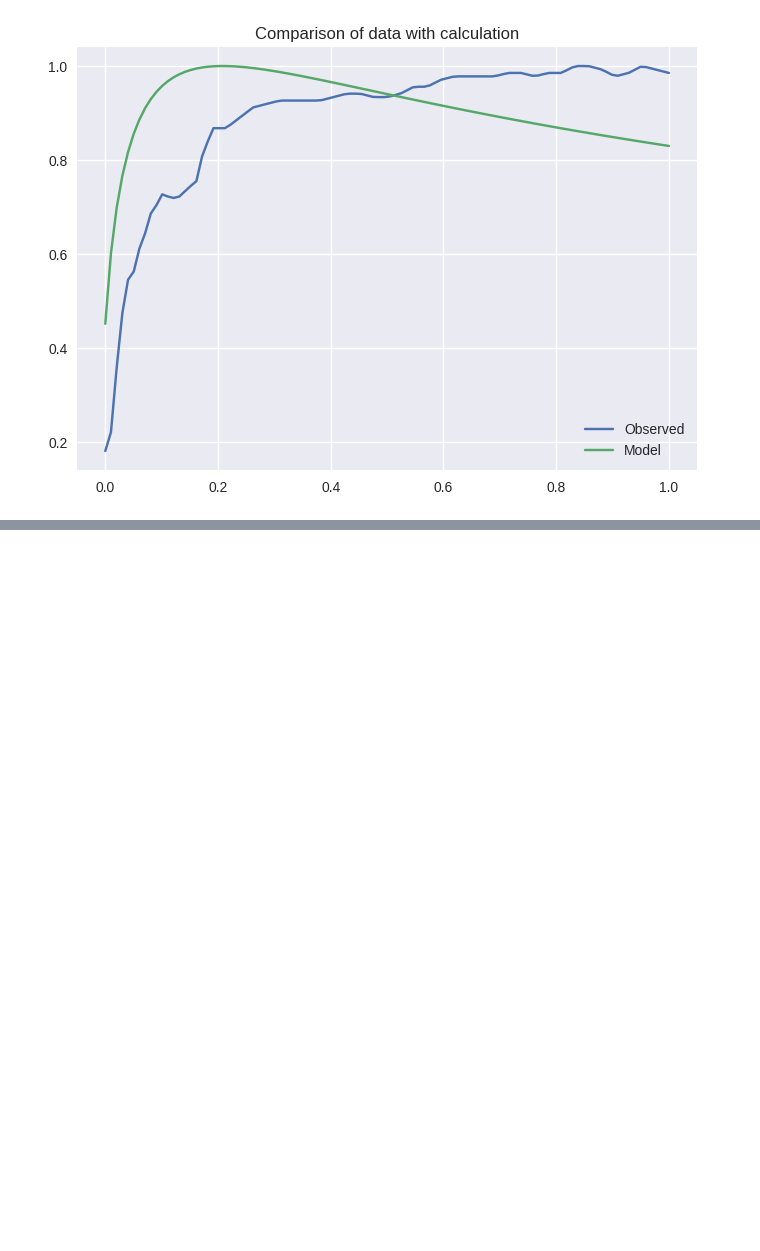
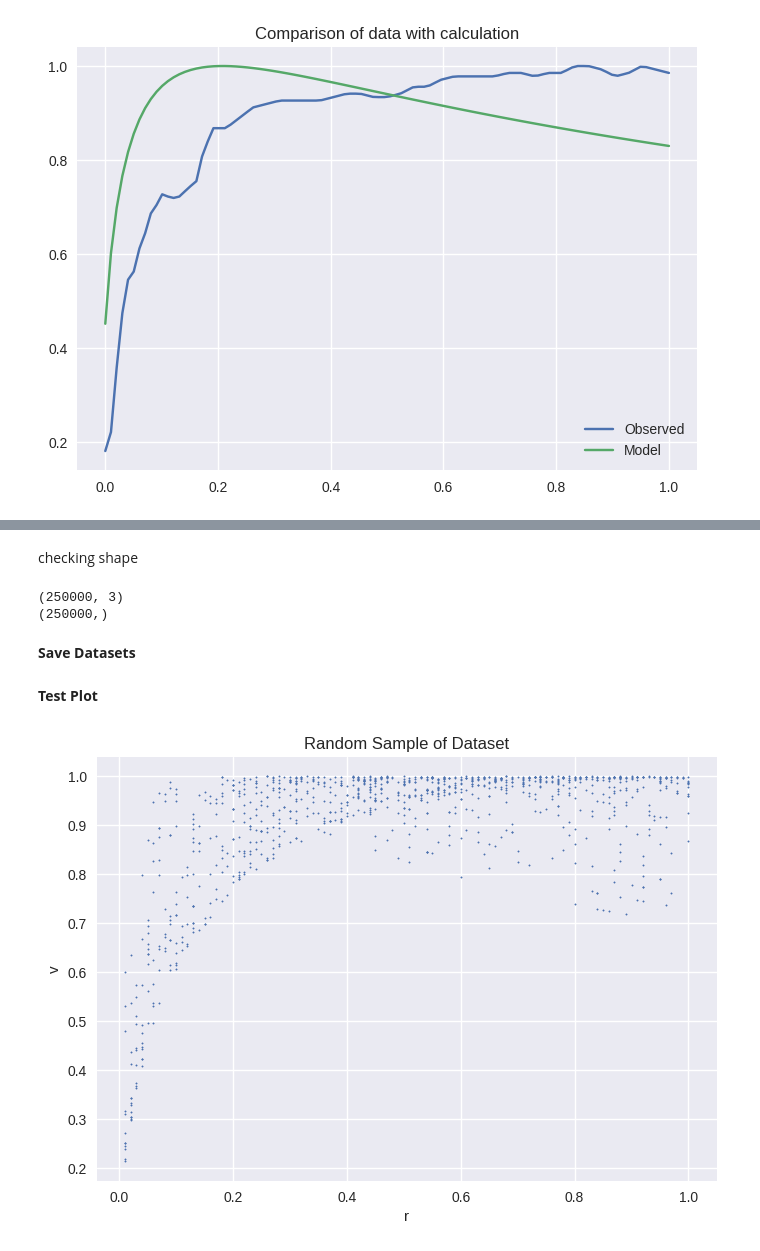
Before and after one commit to RajrupaDas/DMHalo, a Jupyter notebook: DMHalo.ipynb, the cells around one changed output, grey strips where cells are left out. Drawn from its saved outputs; the diff is of its cells as text; code cells hidden in the pictures; blank space fills up the shorter version.

```diff
--- a/DMHalo.ipynb
+++ b/DMHalo.ipynb
@@ -234,0 +454,6 @@ plt.show()
+# %%
+import numpy as np
+
+r_values = np.linspace(0.01, 1.0, 100)   # avoid 0
+rs_values = np.linspace(0.05, 0.5, 50)
+rho_values = np.linspace(0.1, 5.0, 50)
@@ -234,0 +482,30 @@ plt.show()
+# %%
+X = []
+y = []
+
+for rs in rs_values:
+    for rho_s in rho_values:
+
+        v = velocity_model(r_values, rs, rho_s)
+
+        v = v / np.max(v)
+
+        for i in range(len(r_values)):
+            X.append([r_values[i], rs, rho_s])
+            y.append(v[i])
+# %% [markdown]
+checking shape
+# %%
+import numpy as np
+
+#lists to numpy arrays
+X = np.array(X)
+y = np.array(y)
+
+print(X.shape)
+print(y.shape)
+# %% [output]
+(250000, 3)
+(250000,)
+# %% [markdown]
+**Save Datasets**
@@ -234,0 +515,14 @@ plt.show()
+# %% [markdown]
+**Test Plot**
+# %%
+idx = np.random.randint(0, len(X), 1000)
+
+import matplotlib.pyplot as plt
+
+plt.scatter(X[idx, 0], y[idx], s=1)
+plt.xlabel("r")
+plt.ylabel("v")
+plt.title("Random Sample of Dataset")
+plt.show()
+# %% [output]
+[figure, added]
```
Also changed, not shown: parts of 128 cells of this notebook.
